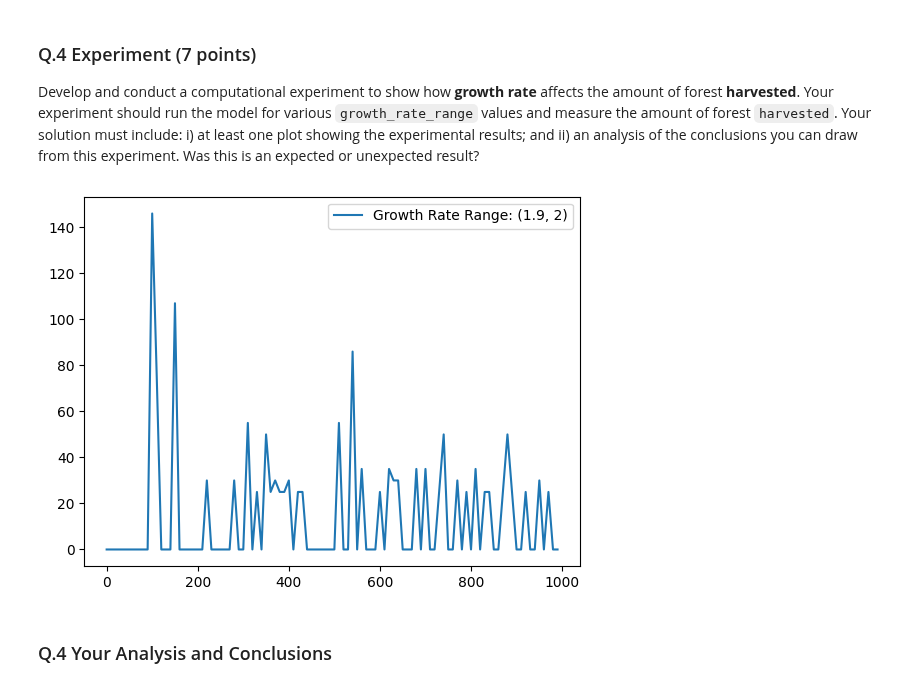
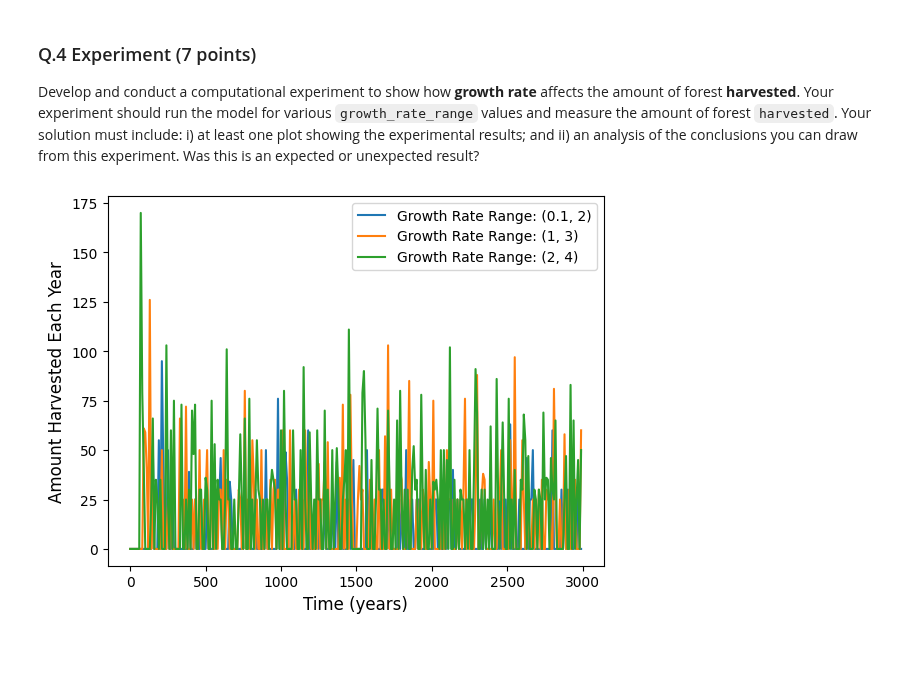
Before and after one commit to alirempel/cap-comp215, a Jupyter notebook: final_part2.ipynb, the cells around one changed output. Drawn from its saved outputs; the diff is of its cells as text; code cells hidden in the pictures; blank space fills up the shorter version.

```diff
--- a/final_part2.ipynb
+++ b/final_part2.ipynb
@@ -178,21 +178,20 @@ ii) an analysis of the conclusions you can draw from this experiment.
 # %%
 # Solution for Q.4 here
 
-growth_rate_ranges = ((0.1,2),(1,1.1),(0.1,0.5),(1.9,2))
-time_frame = range(0,1000,10)
-show_on_plot = growth_rate_ranges[3]
+growth_rate_ranges = ((0.1,2),(1,1.1),(0.1,0.5),(1.9,2),(1,3),(2,4))
+time_frame = range(0,3000,10)
+show_on_plot = growth_rate_ranges[0],growth_rate_ranges[4],growth_rate_ranges[5]  # customize which plots show
 
 for growth_rate in growth_rate_ranges:
   model = Logging(n=20,growth_rate_range=growth_rate)
   for time in time_frame:
     model.step()
   if growth_rate in show_on_plot or growth_rate == show_on_plot:
     plt.plot(time_frame,model.harvested,label = f"Growth Rate Range: {growth_rate}")
 
-p
+plt.xlabel("Time (years)", size=12)
+plt.ylabel(f"Amount Harvested Each Year", size=12)
 plt.legend()
 plt.show()
 # %% [output]
-[figure, old version]
+[figure, new version]
-# %% [markdown]
-### Q.4 Your Analysis and Conclusions
```
Also changed, not shown: parts of 1 cell of this notebook.
